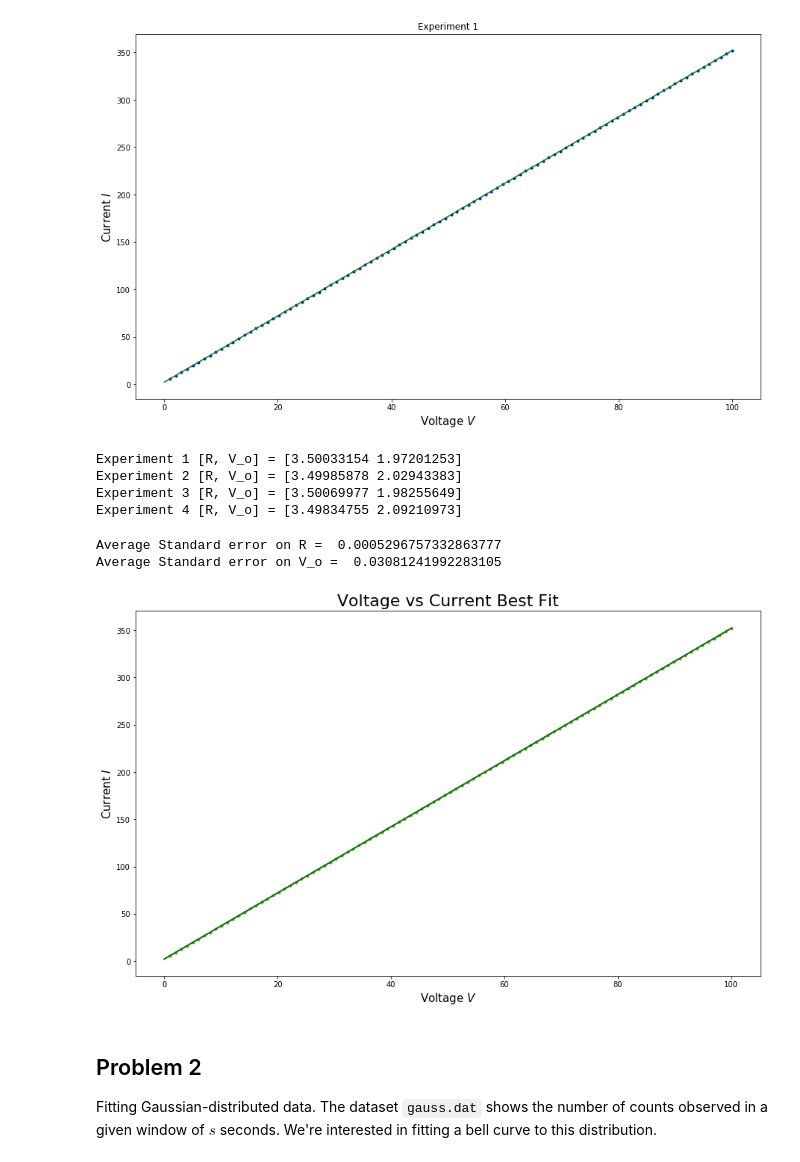
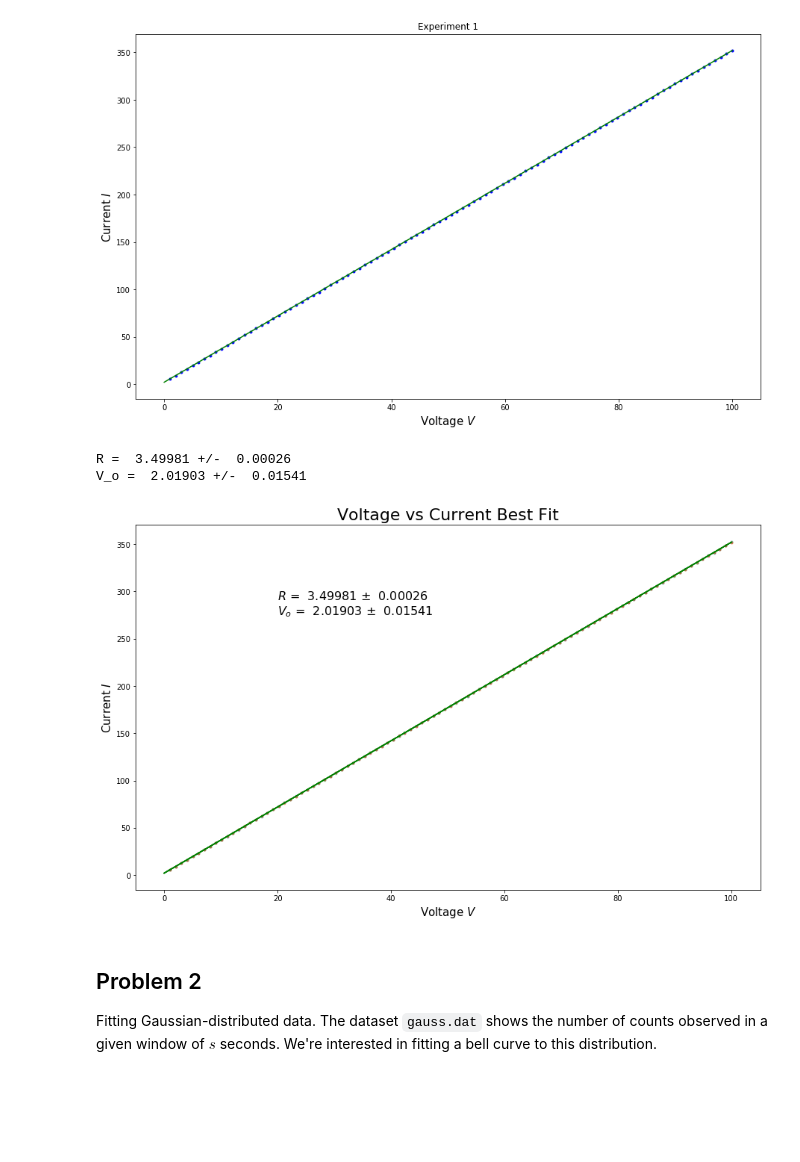
Before and after one commit to tlmakinen/experimental_physics, a Jupyter notebook: homework_1/homework_1.ipynb, the cells around one changed output. Saved outputs shown, nothing was run; the diff lists cells and outputs as text; code cells hidden in the pictures; blank space fills up the shorter version.

Commit message:
plots made prettier

```diff
--- a/homework_1/homework_1.ipynb
+++ b/homework_1/homework_1.ipynb
@@ -67,38 +70,38 @@ for i in range(n_datfiles):
     # compute uncertainties
     p_err = np.sqrt(np.diag(param_covariance))
     param_uncertainty.append(p_err)
-# %%
-for i in range(len(params)):
-    print('Experiment {} [R, V_o] ='.format(i+1), params[i])
-# %% [output]
-Experiment 1 [R, V_o] = [3.50033154 1.97201253]
-Experiment 2 [R, V_o] = [3.49985878 2.02943383]
-Experiment 3 [R, V_o] = [3.50069977 1.98255649]
-Experiment 4 [R, V_o] = [3.49834755 2.09210973]
-# %%
-#print('uncertainties', param_uncertainty)
-print('Average Standard error on R = ', np.mean(param_uncertainty, axis=0)[0])
-print('Average Standard error on V_o = ', np.mean(param_uncertainty, axis=0)[1])
-# %% [output]
-Average Standard error on R =  0.0005296757332863777
-Average Standard error on V_o =  0.03081241992283105
+# %%
+R_mu = np.mean([params[i][0] for i in range((n_datfiles))])
+V_o_mu = np.mean([params[i][1] for i in range(n_datfiles)])
+
+# compute uncertainties and display fitted parameters with uncertainties
+print('R = {0:8.5f} +/- {1:8.5f}'.format(R_mu, np.mean(param_uncertainty, axis=0)[0] / np.sqrt(n_datfiles)))
+print('V_o = {0:8.5f} +/- {1:8.5f}'.format(V_o_mu, np.mean(param_uncertainty, axis=0)[1] / np.sqrt(n_datfiles)))
+# %% [output]
+R =  3.49981 +/-  0.00026
+V_o =  2.01903 +/-  0.01541
 # %%
 # plot colors
 colors = ['#1f77b4','#ff7f0e','#2ca02c','#d62728','#9467bd','#8c564b','#e377c2','#7f7f7f','#bcbd22','#17becf']
 # %%
 fig,ax = plt.subplots(1, 1, figsize=(15,9))
 colors
 x = np.linspace(0, 100, 1000) # for plotting
 
 for i in range(n_datfiles):
     ax.scatter(data_list[i]['V'], data_list[i]['I'], color = colors[i], marker='.', alpha=0.3)
     ax.plot(x, voltage_linear(I=x, R=params[i][0], V_o=params[i][1]), color='g')
 plt.title('Voltage vs Current Best Fit', fontsize=22)
+
+# display statistics on plot
+textString = '$R$ = {0:8.5f} $\pm$ {1:8.5f}'.format(R_mu, np.mean(param_uncertainty, axis=0)[0] / np.sqrt(n_datfiles))
+textString += '\n$V_o$ = {0:8.5f} $\pm$ {1:8.5f}'.format(V_o_mu, np.mean(param_uncertainty, axis=0)[1] / np.sqrt(n_datfiles))
+plt.text(20, 300, textString, fontsize=16, verticalalignment='top')
 ax.set_xlabel('Voltage $V$', fontsize=15)
 ax.set_ylabel('Current $I$', fontsize=15)
 plt.show()
 # %% [output]
-[figure, old version]
+[figure, new version]
 # %% [markdown]
 ## Problem 2
 Fitting Gaussian-distributed data. The dataset `gauss.dat` shows the number of counts observed in a given window of $s$ seconds. We're interested in fitting a bell curve to this distribution.
```
Also changed, not shown: parts of 6 cells of this notebook.
